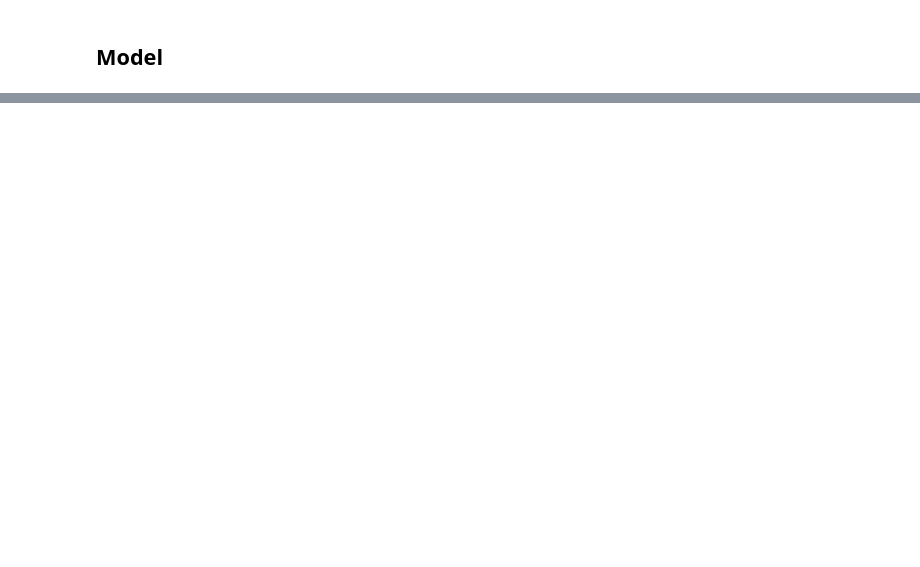
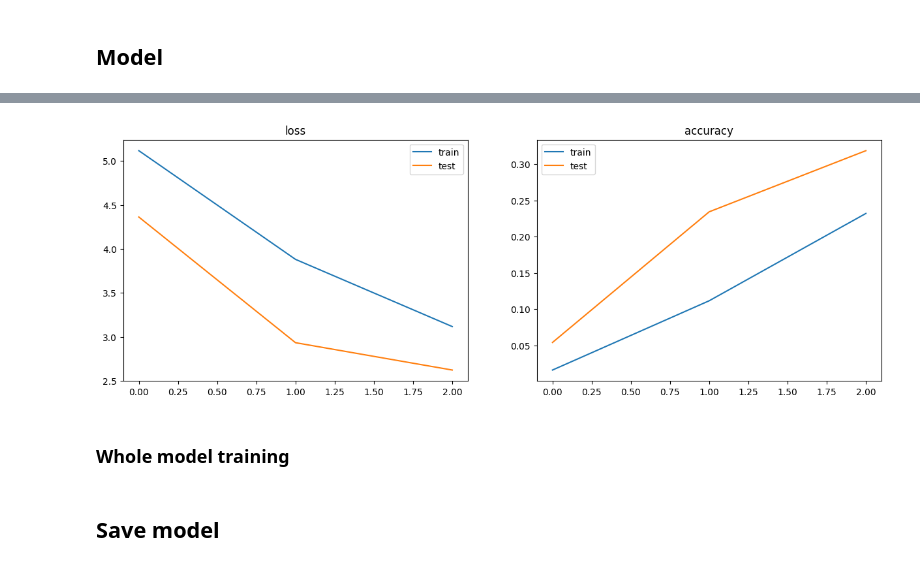
Before and after one commit to tomaszgawron901/deep-learning-23-project, a Jupyter notebook: notebook.ipynb, the cells around one changed output, grey strips where cells are left out. Saved outputs shown, nothing was run; the diff lists cells and outputs as text; code cells hidden in the pictures; blank space fills up the shorter version.

```diff
--- a/notebook.ipynb
+++ b/notebook.ipynb
@@ -148,0 +334,17 @@ VGG(
+# %%
+def plot_train_history(history):
+    fig, ax = plt.subplots()
+    fig.set_figwidth(15)
+
+    ax1 = plt.subplot(1, 2, 1)
+    ax1.plot(history["loss"]["train"], label="train")
+    ax1.plot(history["loss"]["test"], label="test")
+    ax1.title.set_text("loss")
+    ax1.legend()
+
+    ax2 = plt.subplot(1, 2, 2)
+    ax2.plot(history["acc"]["train"], label="train")
+    ax2.plot(history["acc"]["test"], label="test")
+    ax2.title.set_text("accuracy")
+    ax2.legend()
+    plt.show()
@@ -148,0 +377,11 @@ VGG(
+# %%
+# Loss function
+criterion = nn.CrossEntropyLoss()
+
+# Observe that all parameters are being optimized
+optimizer = optim.SGD(model.parameters(), lr=0.01, momentum=0.9)
+
+# Decay LR by a factor of 0.1 every 7 epochs
+exp_lr_scheduler = lr_scheduler.StepLR(optimizer, step_size=7, gamma=0.1)
+
+model, history = train_model(model, criterion, optimizer, exp_lr_scheduler, num_epochs=3)
@@ -148,0 +406,6 @@ VGG(
+# %%
+plot_train_history(history)
+# %% [output]
+[figure, added]
+# %% [markdown]
+### Whole model training
@@ -148,0 +418,2 @@ VGG(
+# %% [markdown]
+## Save model
```
Also changed, not shown: parts of 18 cells of this notebook.
